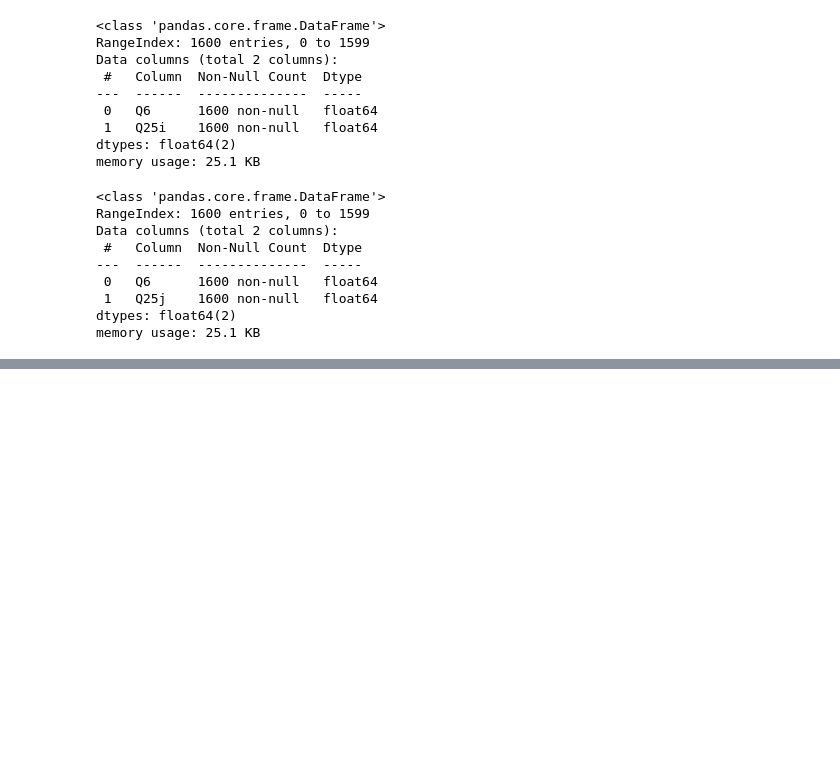
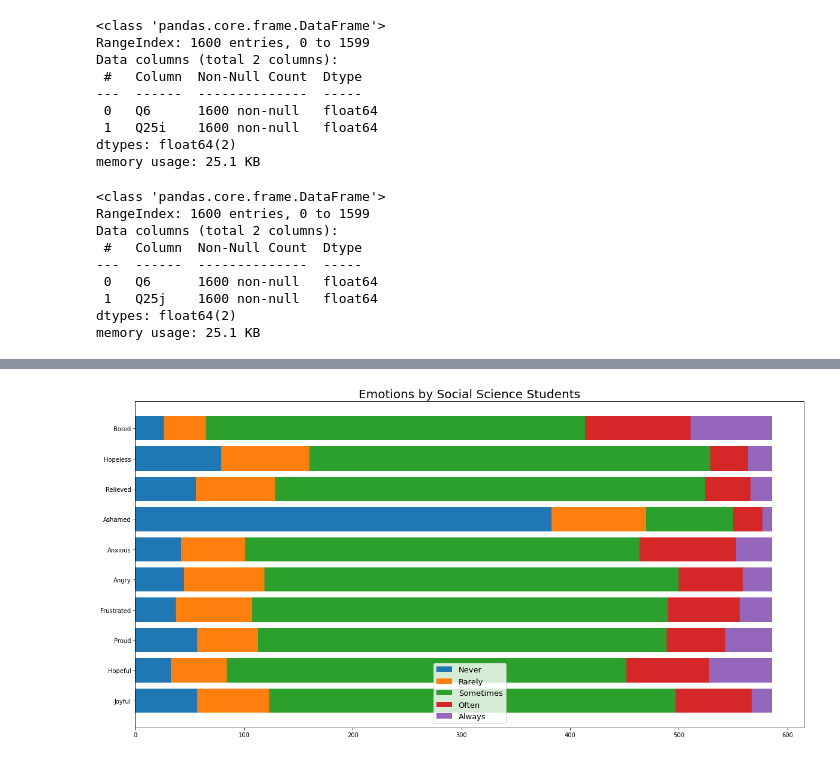
Before and after one commit to Jayres18/BAT404-Project, a Jupyter notebook: visualization.ipynb, the cells around one changed output, grey strips where cells are left out. Drawn from its saved outputs; the diff is of its cells as text; code cells hidden in the pictures; blank space fills up the shorter version.

```diff
--- a/visualization.ipynb
+++ b/visualization.ipynb
@@ -1787,0 +1735,27 @@ plt.show()
+# %%
+fig, ax = plt.subplots(figsize=(20, 10))
+labels = ["Never", "Rarely", "Sometimes", "Often", "Always"]
+category_labels = ["Joyful", "Hopeful", "Proud", "Frustrated", "Angry", "Anxious", "Ashamed", "Relieved", "Hopeless", "Bored"]
+
+social_field_never = social_data_joyful + social_data_hopeful + social_data_proud + social_data_frustrated + social_data_angry + social_data_anxious + social_data_ashamed + social_data_relieved + social_data_hopeless + social_data_bored
+social_field_rarely = social_data1_joyful + social_data1_hopeful + social_data1_proud + social_data1_frustrated + social_data1_angry + social_data1_anxious + social_data1_ashamed + social_data1_relieved + social_data1_hopeless + social_data1_bored
+social_field_sometimes = social_data2_joyful + social_data2_hopeful + social_data2_proud + social_data2_frustrated + social_data2_angry + social_data2_anxious + social_data2_ashamed + social_data2_relieved + social_data2_hopeless + social_data2_bored
+social_field_often = social_data3_joyful + social_data3_hopeful + social_data3_proud + social_data3_frustrated + social_data3_angry + social_data3_anxious + social_data3_ashamed + social_data3_relieved + social_data3_hopeless + social_data3_bored
+social_field_always = social_data4_joyful + social_data4_hopeful + social_data4_proud + social_data4_frustrated + social_data4_angry + social_data4_anxious + social_data4_ashamed + social_data4_relieved + social_data4_hopeless + social_data4_bored
+
+social_bottom1 = social_field_never
+social_bottom2 = [a+b for a,b in zip(social_field_never, social_field_rarely)]
+social_bottom3 = [a+b+c for a,b,c in zip(social_field_never, social_field_rarely, social_field_sometimes)]
+social_bottom4 = [a+b+c+d for a,b,c,d in zip(social_field_never, social_field_rarely, social_field_sometimes, social_field_often)]
+
+p1 = ax.barh(category_labels, social_field_never)
+p2 = ax.barh(category_labels, social_field_rarely, left = social_bottom1)
+p3 = ax.barh(category_labels, social_field_sometimes, left = social_bottom2)
+p4 = ax.barh(category_labels, social_field_often, left = social_bottom3)
+p5 = ax.barh(category_labels, social_field_always, left = social_bottom4)
+
+plt.title("Emotions by Social Science Students", fontsize = 20)
+ax.legend(labels, fontsize = 13)
+plt.show()
+# %% [output]
+[figure, added]
```
Also changed, not shown: parts of 49 cells of this notebook.
